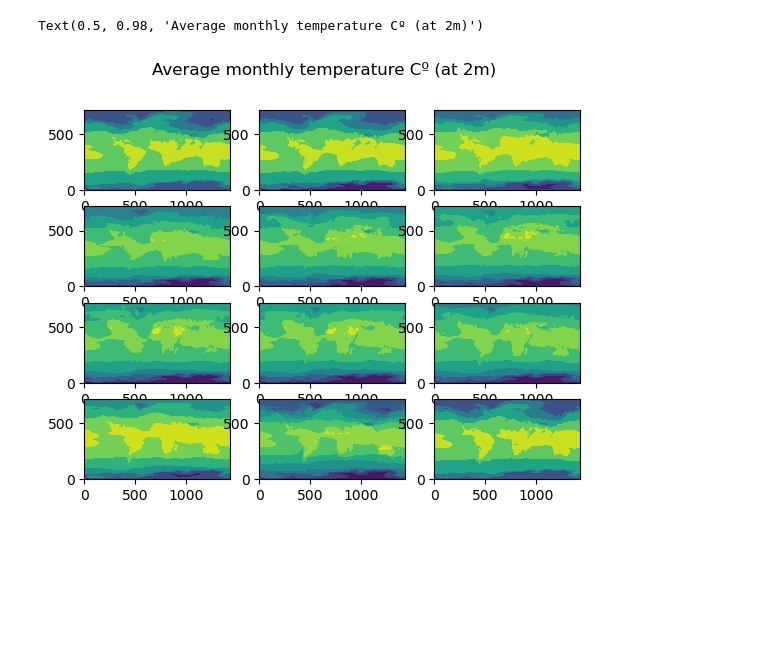
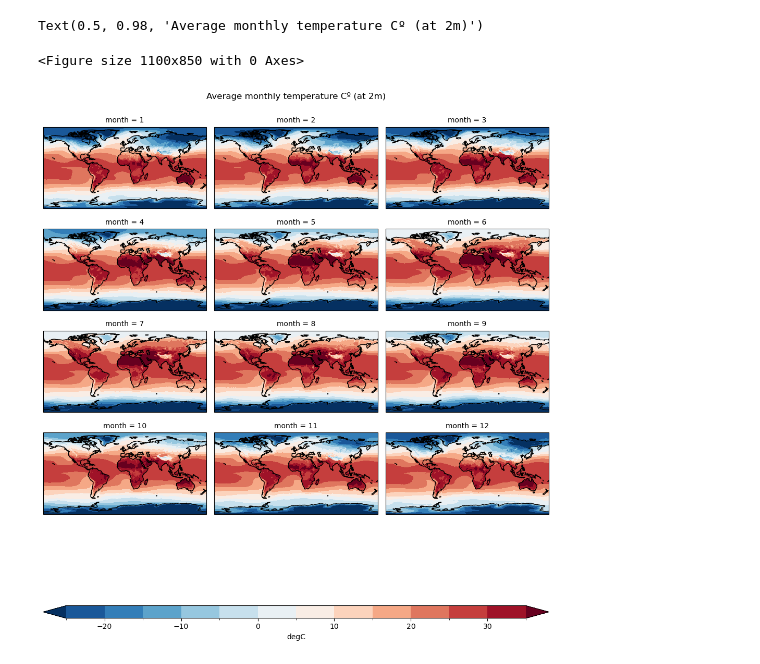
Before and after one commit to anlawyer/clim680, a Jupyter notebook: multipanel-climatology.ipynb, the cells around one changed output. Cells and saved outputs as stored; diff of their text form; code cells hidden in the pictures; blank space fills up the shorter version.

```diff
--- a/multipanel-climatology.ipynb
+++ b/multipanel-climatology.ipynb
@@ -34,41 +49,29 @@ local_mean_file = xr.open_dataset('/home/alawyer2/era5-data/monthly-means.nc')
 # %%
-# clevs = np.arange(-5, 36, 5)
+fig = plt.figure(figsize=(11, 8.5))
 
-# fg = ds_month_mean['t2m'].plot.contourf(
-#     levels=clevs,
-#     row='month',
-#     col_wrap=3,
-#     robust=True,
-#     # cmap='RdBu_r',
-#     extend='both',
-#     subplot_kws={"projection": ccrs.PlateCarree()},
-#     cbar_kwargs={
-#         "orientation": "horizontal",
-#         "shrink": 0.8,
-#         "aspect": 40,
-#         "label": "degC",
-#     },
-# )
+clevs = np.arange(-25, 36, 5)
 
-# for ax in fg.axs.flat:
-#     ax.coastlines()
+fg = local_mean_file['t2m'].plot.contourf(
+    levels=clevs,
+    row='month',
+    col_wrap=3,
+    robust=True,
+    cmap='RdBu_r',
+    extend='both',
+    subplot_kws={"projection": ccrs.PlateCarree()},
+    cbar_kwargs={
+        "orientation": "horizontal",
+        "shrink": 0.8,
+        "aspect": 40,
+        "label": "degC",
+    },
+)
 
-# fig, axs = plt.subplots(nrows=4, ncols=3, subplot_kw={'projection': ccrs.PlateCarree()}, figsize=(11,5.5))
-# axs=axs.flatten()
-
-# for i, mon in enumerate(ds_month_mean['month']):
-#         data = ds_month_mean['t2m'].sel(month=mon)
-#         data, lons = add_cyclic_point(data,coord=ds_month_mean['lon'])
-#         cs=axs[i].contourf(lons, ds_month_mean['lat'], data, clevs, transform = ccrs.PlateCarree(), cmap='coolwarm', extend='both')
-
-# plt.subplot(4, 3, 1)
-# plt.contourf(ds_month_mean['t2m'].sel(month=1))
-
-for i, mon in enumerate(local_mean_file['month']):
-    plt.subplot(4,3,i+1)
-    plt.contourf(local_mean_file['t2m'].sel(month=i+1))
+for ax in fg.axs.flat:
+    ax.coastlines()
 
 plt.suptitle('Average monthly temperature Cº (at 2m)')
 # %% [output]
 Text(0.5, 0.98, 'Average monthly temperature Cº (at 2m)')
+<Figure size 1100x850 with 0 Axes>
-[figure, old version]
+[figure, new version]
```
Also changed, not shown: parts of 1 cell of this notebook.
